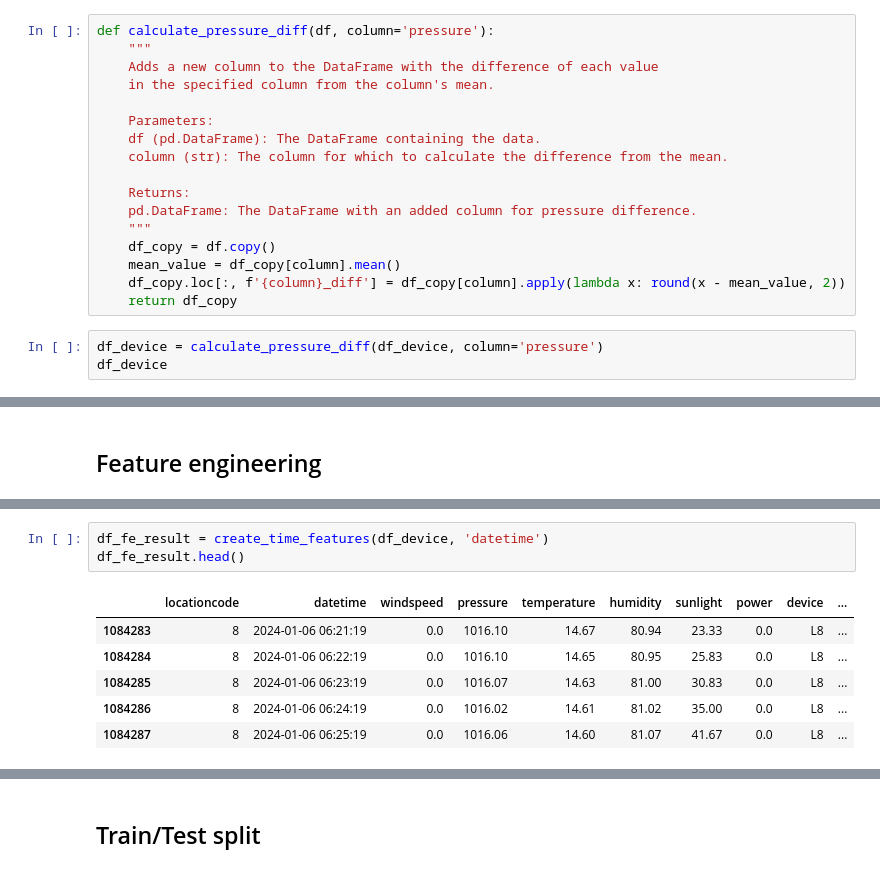
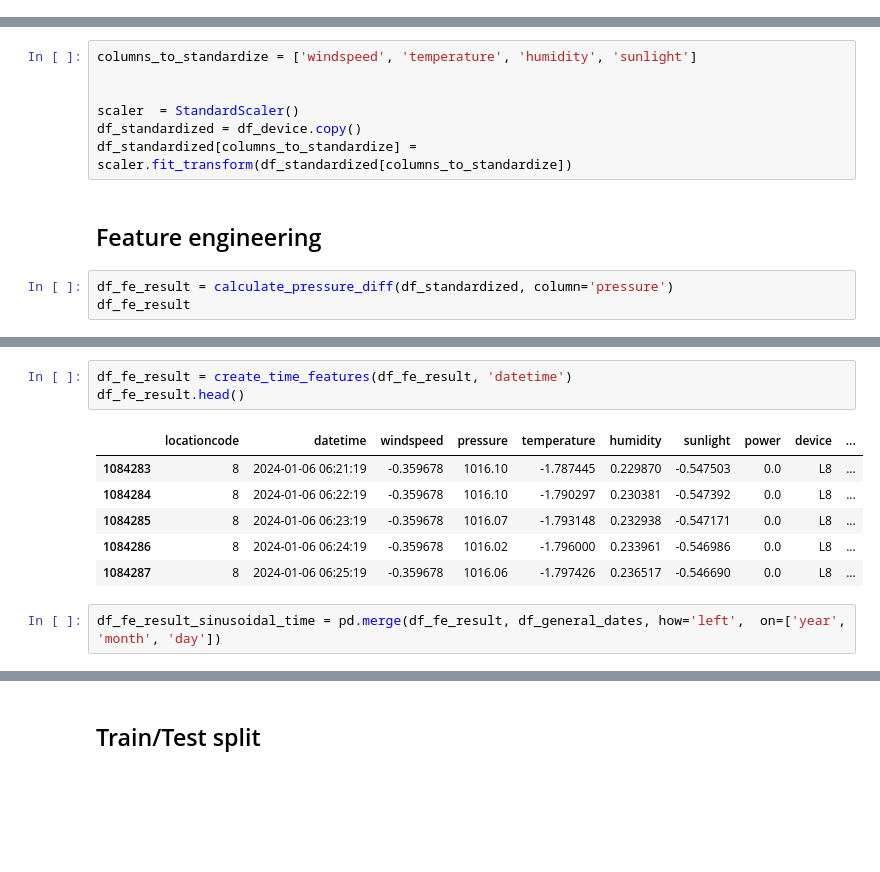
Before and after one commit to chiseanchang0727/aicup-predict-energy-generation, a Jupyter notebook: test_region/Predict_1_Sean.ipynb, the cells around one changed output, grey strips where cells are left out. Saved outputs shown, nothing was run; the diff lists cells and outputs as text; blank space fills up the shorter version.

```diff
--- a/test_region/Predict_1_Sean.ipynb
+++ b/test_region/Predict_1_Sean.ipynb
@@ -38,23 +42,3 @@ df_device
 | 1201280 | 8 | 2024-08-31 15:10:16 | 0.0 | 1002.36 | 39.57 | 40.80 | 13605.83 | 43.10 | L8 |
 | 1201281 | 8 | 2024-08-31 15:11:16 | 0.0 | 1002.26 | 39.30 | 41.12 | 13608.33 | 43.40 | L8 |
 116999 rows × 9 columns
-# %%
-def calculate_pressure_diff(df, column='pressure'):
-    """
-    Adds a new column to the DataFrame with the difference of each value
-    in the specified column from the column's mean.
-
-    Parameters:
-    df (pd.DataFrame): The DataFrame containing the data.
-    column (str): The column for which to calculate the difference from the mean.
-
-    Returns:
-    pd.DataFrame: The DataFrame with an added column for pressure difference.
-    """
-    df_copy = df.copy()
-    mean_value = df_copy[column].mean()
-    df_copy.loc[:, f'{column}_diff'] = df_copy[column].apply(lambda x: round(x - mean_value, 2))
-    return df_copy
-# %%
-df_device = calculate_pressure_diff(df_device, column='pressure')
-df_device
@@ -75,2 +45,12 @@ df_device
+# %%
+columns_to_standardize = ['windspeed', 'temperature', 'humidity', 'sunlight']
+
+
+scaler  = StandardScaler()
+df_standardized = df_device.copy()
+df_standardized[columns_to_standardize] = scaler.fit_transform(df_standardized[columns_to_standardize])
 # %% [markdown]
 ## Feature engineering
+# %%
+df_fe_result = calculate_pressure_diff(df_standardized, column='pressure')
+df_fe_result
@@ -77,10 +150,12 @@ df_device
 # %%
-df_fe_result = create_time_features(df_device, 'datetime')
+df_fe_result = create_time_features(df_fe_result, 'datetime')
 df_fe_result.head()
 # %% [output]
 |  | locationcode | datetime | windspeed | pressure | temperature | humidity | sunlight | power | device | ... |
-| 1084283 | 8 | 2024-01-06 06:21:19 | 0.0 | 1016.10 | 14.67 | 80.94 | 23.33 | 0.0 | L8 | ... |
-| 1084284 | 8 | 2024-01-06 06:22:19 | 0.0 | 1016.10 | 14.65 | 80.95 | 25.83 | 0.0 | L8 | ... |
-| 1084285 | 8 | 2024-01-06 06:23:19 | 0.0 | 1016.07 | 14.63 | 81.00 | 30.83 | 0.0 | L8 | ... |
-| 1084286 | 8 | 2024-01-06 06:24:19 | 0.0 | 1016.02 | 14.61 | 81.02 | 35.00 | 0.0 | L8 | ... |
-| 1084287 | 8 | 2024-01-06 06:25:19 | 0.0 | 1016.06 | 14.60 | 81.07 | 41.67 | 0.0 | L8 | ... |
+| 1084283 | 8 | 2024-01-06 06:21:19 | -0.359678 | 1016.10 | -1.787445 | 0.229870 | -0.547503 | 0.0 | L8 | ... |
+| 1084284 | 8 | 2024-01-06 06:22:19 | -0.359678 | 1016.10 | -1.790297 | 0.230381 | -0.547392 | 0.0 | L8 | ... |
+| 1084285 | 8 | 2024-01-06 06:23:19 | -0.359678 | 1016.07 | -1.793148 | 0.232938 | -0.547171 | 0.0 | L8 | ... |
+| 1084286 | 8 | 2024-01-06 06:24:19 | -0.359678 | 1016.02 | -1.796000 | 0.233961 | -0.546986 | 0.0 | L8 | ... |
+| 1084287 | 8 | 2024-01-06 06:25:19 | -0.359678 | 1016.06 | -1.797426 | 0.236517 | -0.546690 | 0.0 | L8 | ... |
+# %%
+df_fe_result_sinusoidal_time = pd.merge(df_fe_result, df_general_dates, how='left',  on=['year', 'month', 'day'])
```
Also changed, not shown: parts of 14 cells of this notebook, 1 other file.
